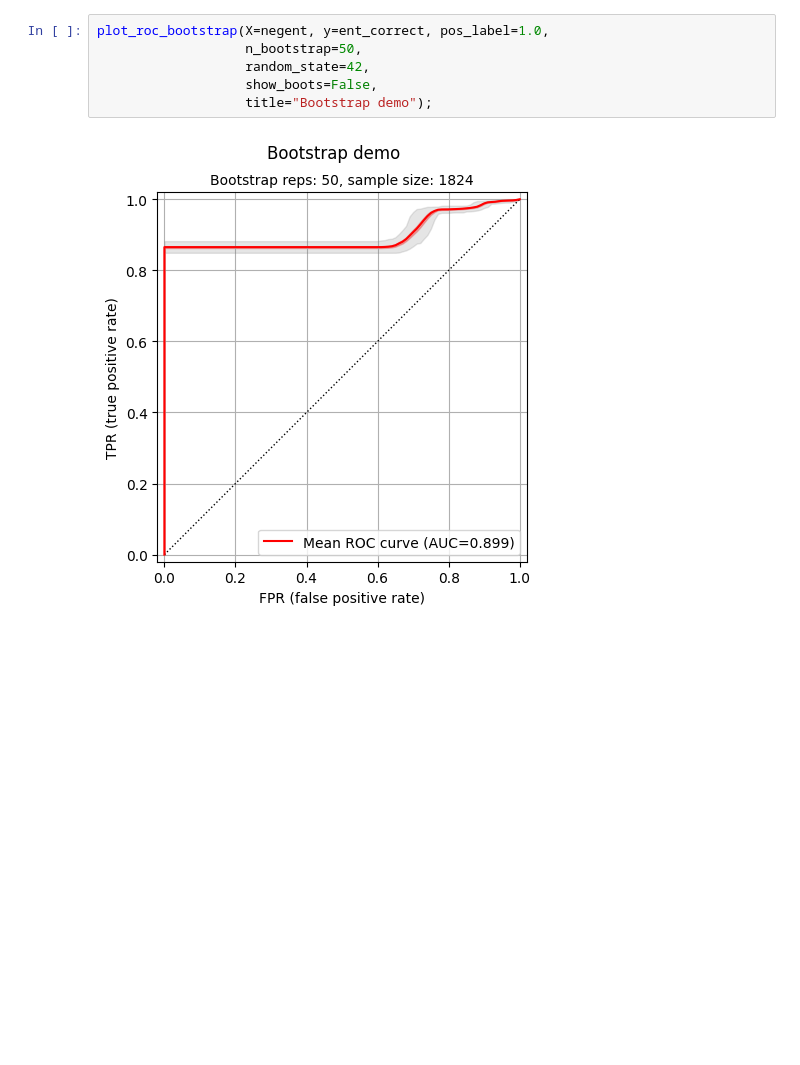
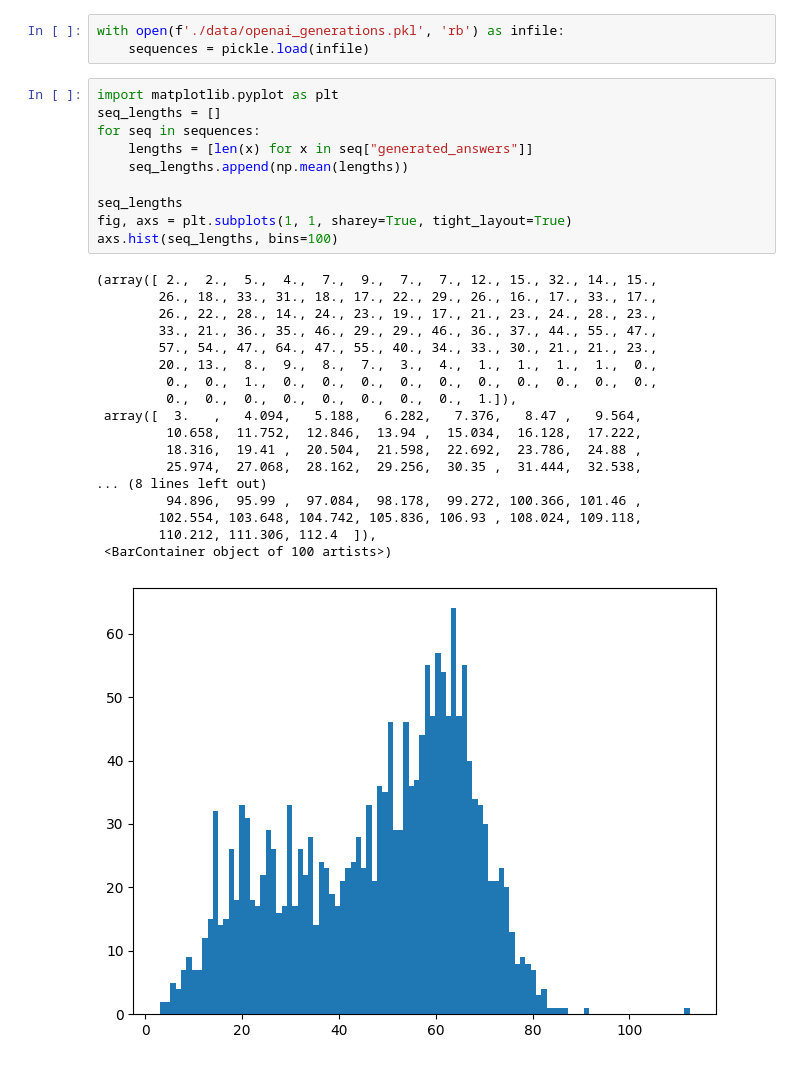
Before and after one commit to jahanpd/mrcog_llm_uncertainty, a Jupyter notebook: auroc.ipynb, the cells around one changed output. Cells and saved outputs as stored; diff of their text form; blank space fills up the shorter version.

```diff
--- a/auroc.ipynb
+++ b/auroc.ipynb
@@ -72,8 +121,32 @@ plot_roc(roc4, label="Perplexity Variance", color="blue", ax=ax3)
-# %%
-plot_roc_bootstrap(X=negent, y=ent_correct, pos_label=1.0,
-                   n_bootstrap=50,
-                   random_state=42,
-                   show_boots=False,
-                   title="Bootstrap demo");
-# %% [output]
-[figure, removed]
+# %%
+with open(f'./data/openai_generations.pkl', 'rb') as infile:
+    sequences = pickle.load(infile)
+# %%
+import matplotlib.pyplot as plt
+seq_lengths = []
+for seq in sequences:
+    lengths = [len(x) for x in seq["generated_answers"]]
+    seq_lengths.append(np.mean(lengths))
+
+seq_lengths
+fig, axs = plt.subplots(1, 1, sharey=True, tight_layout=True)
+axs.hist(seq_lengths, bins=100)
+# %% [output]
+(array([ 2.,  2.,  5.,  4.,  7.,  9.,  7.,  7., 12., 15., 32., 14., 15.,
+        26., 18., 33., 31., 18., 17., 22., 29., 26., 16., 17., 33., 17.,
+        26., 22., 28., 14., 24., 23., 19., 17., 21., 23., 24., 28., 23.,
+        33., 21., 36., 35., 46., 29., 29., 46., 36., 37., 44., 55., 47.,
+        57., 54., 47., 64., 47., 55., 40., 34., 33., 30., 21., 21., 23.,
+        20., 13.,  8.,  9.,  8.,  7.,  3.,  4.,  1.,  1.,  1.,  1.,  0.,
+         0.,  0.,  1.,  0.,  0.,  0.,  0.,  0.,  0.,  0.,  0.,  0.,  0.,
+         0.,  0.,  0.,  0.,  0.,  0.,  0.,  0.,  1.]),
+ array([  3.   ,   4.094,   5.188,   6.282,   7.376,   8.47 ,   9.564,
+         10.658,  11.752,  12.846,  13.94 ,  15.034,  16.128,  17.222,
+         18.316,  19.41 ,  20.504,  21.598,  22.692,  23.786,  24.88 ,
+         25.974,  27.068,  28.162,  29.256,  30.35 ,  31.444,  32.538,
+... (8 lines left out)
+         94.896,  95.99 ,  97.084,  98.178,  99.272, 100.366, 101.46 ,
+        102.554, 103.648, 104.742, 105.836, 106.93 , 108.024, 109.118,
+        110.212, 111.306, 112.4  ]),
+ <BarContainer object of 100 artists>)
+[figure, added]
```
Also changed, not shown: parts of 6 cells of this notebook, 7 other files.
